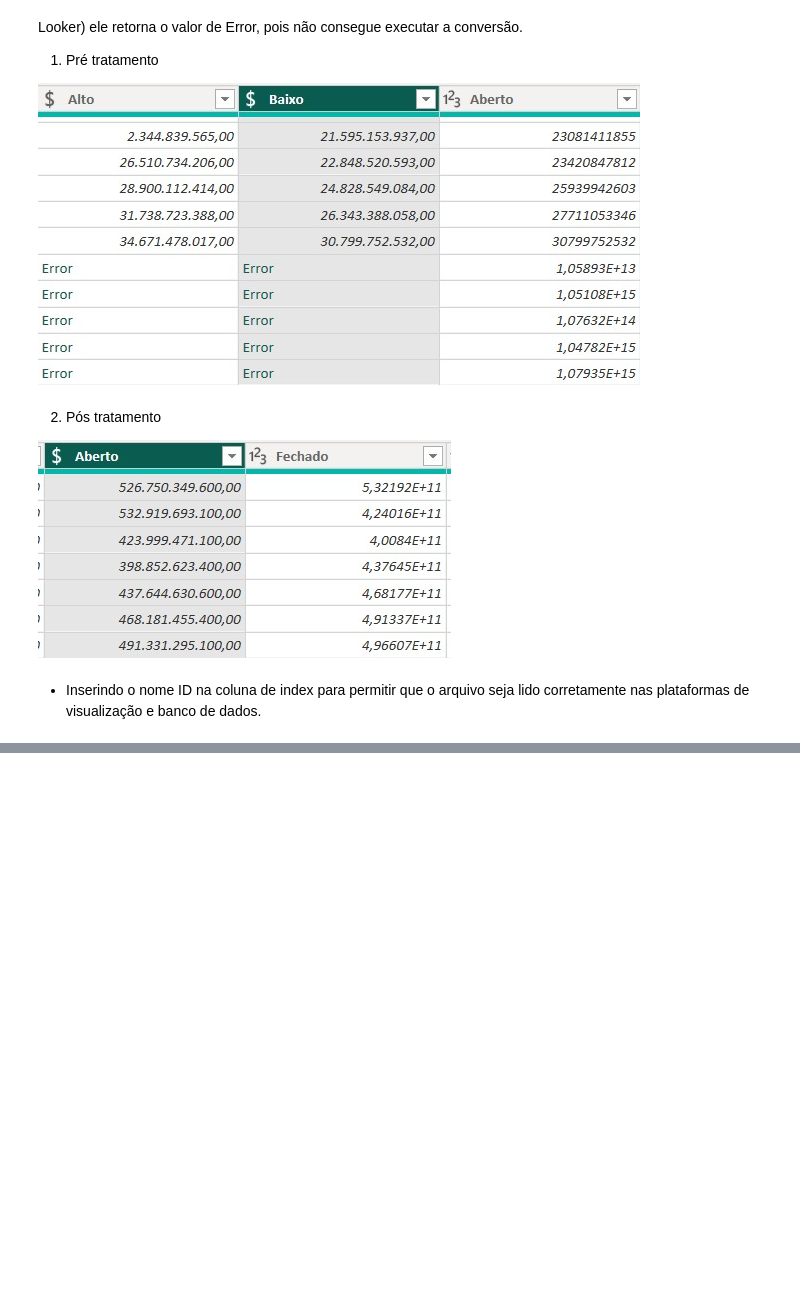
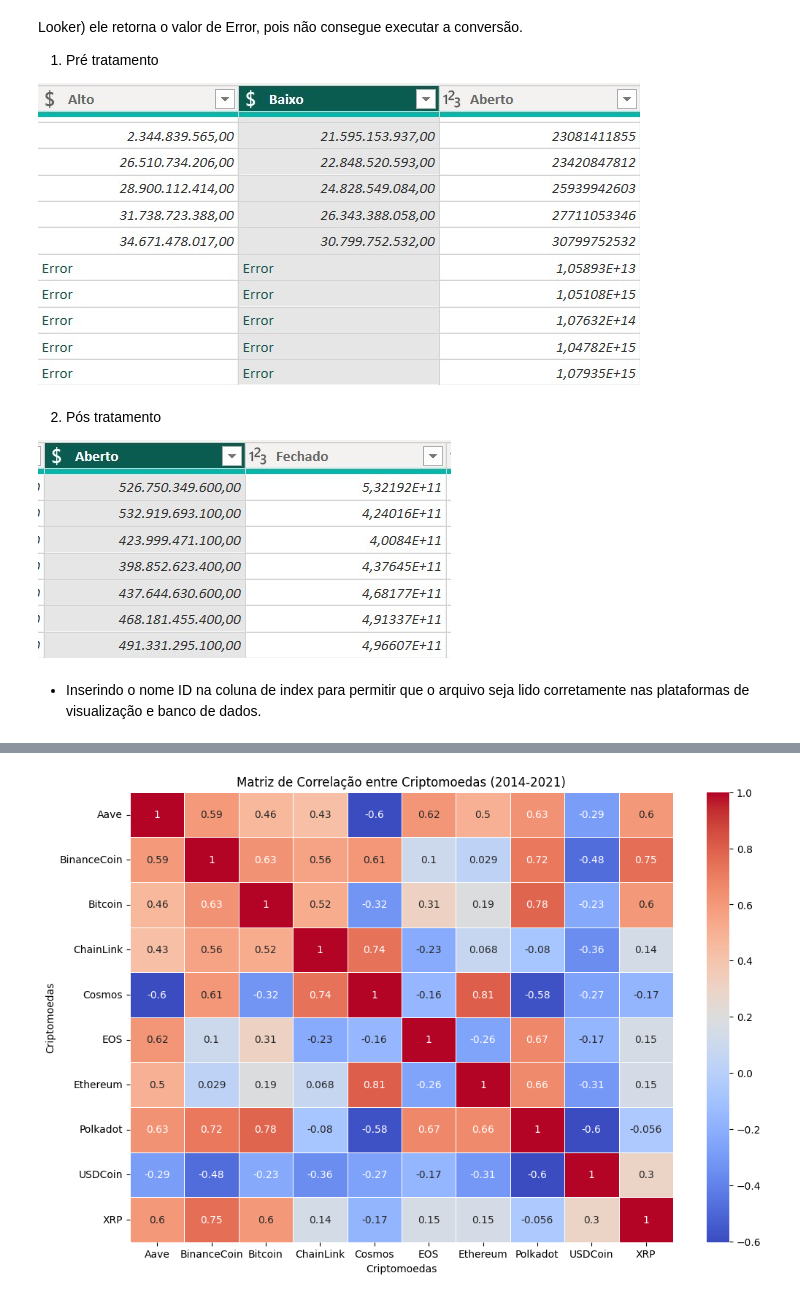
Before and after one commit to luisgoni/Criptomoedas-m5, a Jupyter notebook: Projeto_Cryptomoedas.ipynb, the cells around one changed output, grey strips where cells are left out. Saved outputs shown, nothing was run; the diff lists cells and outputs as text; code cells hidden in the pictures; blank space fills up the shorter version.

```diff
--- a/Projeto_Cryptomoedas.ipynb
+++ b/Projeto_Cryptomoedas.ipynb
@@ -503,0 +306,53 @@ plt.show()
+# %%
+#Para analisar a correlação importamos essa bibliotecas
+# import pandas as pd
+# import matplotlib.pyplot as plt
+# import seaborn as sns
+
+# URLs dos arquivos CSV
+urls_arquivos_csv = [
+    'https://raw.githubusercontent.com/mathuscm/Criptomoedas-m5/main/ArquivosCrypto/coin_Aave.csv',
+    'https://raw.githubusercontent.com/mathuscm/Criptomoedas-m5/main/ArquivosCrypto/coin_BinanceCoin.csv',
+    'https://raw.githubusercontent.com/mathuscm/Criptomoedas-m5/main/ArquivosCrypto/coin_Bitcoin.csv',
+    'https://raw.githubusercontent.com/mathuscm/Criptomoedas-m5/main/ArquivosCrypto/coin_ChainLink.csv',
+    'https://raw.githubusercontent.com/mathuscm/Criptomoedas-m5/main/ArquivosCrypto/coin_Cosmos.csv',
+    'https://raw.githubusercontent.com/mathuscm/Criptomoedas-m5/main/ArquivosCrypto/coin_EOS.csv',
+    'https://raw.githubusercontent.com/mathuscm/Criptomoedas-m5/main/ArquivosCrypto/coin_Ethereum.csv',
+    'https://raw.githubusercontent.com/mathuscm/Criptomoedas-m5/main/ArquivosCrypto/coin_Polkadot.csv',
+    'https://raw.githubusercontent.com/mathuscm/Criptomoedas-m5/main/ArquivosCrypto/coin_USDCoin.csv',
+    'https://raw.githubusercontent.com/mathuscm/Criptomoedas-m5/main/ArquivosCrypto/coin_XRP.csv'
+]
+
+# Lista para armazenar os DataFrames de cada moeda
+dataframes_moedas = []
+
+# Cores para as moedas
+cores = ['b', 'g', 'r', 'c', 'm', 'y', 'k', 'orange', 'purple', 'brown']
+
+# Carregar os DataFrames das moedas a partir das URLs e armazená-los na lista
+for url in urls_arquivos_csv:
+    df_moeda = pd.read_csv(url)
+    dataframes_moedas.append(df_moeda)
+
+# Criar um DataFrame único com as colunas 'Close' de todas as moedas
+df_concatenado = pd.concat([df['Close'] for df in dataframes_moedas], axis=1)
+df_concatenado.columns = [url.split('/')[-1].split('_')[1].split('.')[0] for url in urls_arquivos_csv]
+
+# Calcular a matriz de correlação
+correlation_matrix = df_concatenado.corr()
+
+# Configurar o tamanho do gráfico
+plt.figure(figsize=(12, 8))
+
+# Criar um mapa de calor para visualizar a matriz de correlação
+sns.heatmap(correlation_matrix, annot=True, cmap='coolwarm', linewidths=0.5)
+
+# Configurar título e rótulos dos eixos
+plt.title('Matriz de Correlação entre Criptomoedas (2014-2021)')
+plt.xlabel('Criptomoedas')
+plt.ylabel('Criptomoedas')
+
+# Mostrar o gráfico
+plt.show()
+# %% [output]
+[figure, added]
```
Also changed, not shown: parts of 20 cells of this notebook.
